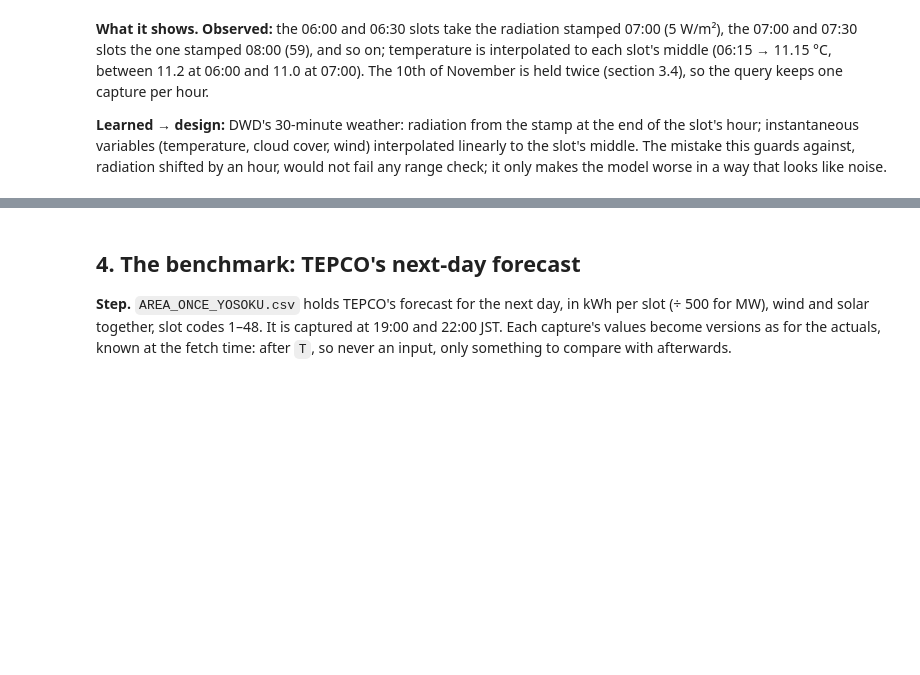
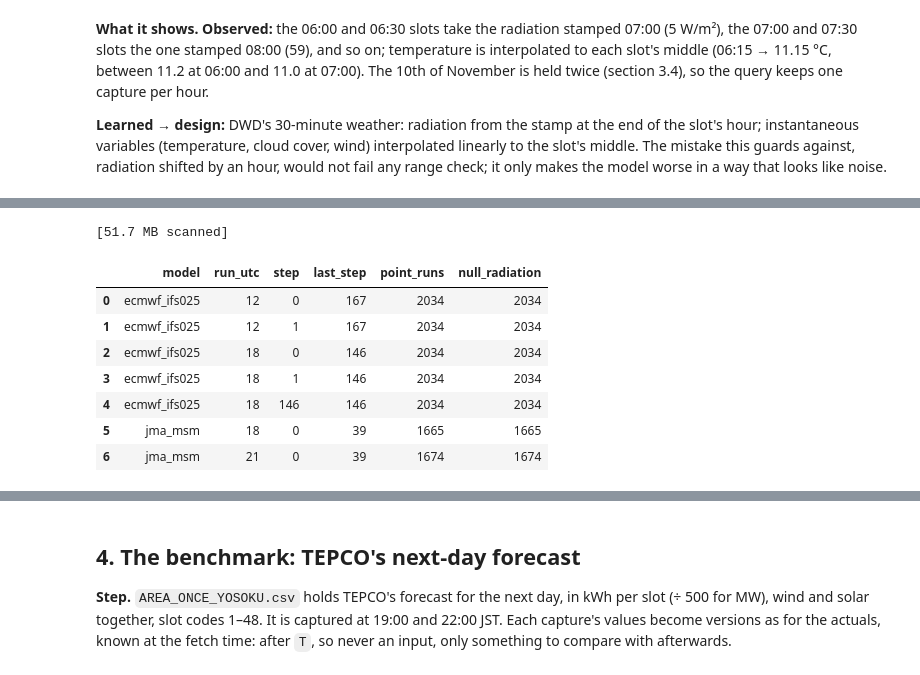
Before and after one commit to iahsanujunda/jtf, a Jupyter notebook: notebooks/04_ods_to_dwd.ipynb, the cells around one changed output, grey strips where cells are left out. Saved outputs shown, nothing was run; the diff lists cells and outputs as text; code cells hidden in the pictures; blank space fills up the shorter version.

```diff
--- a/notebooks/04_ods_to_dwd.ipynb
+++ b/notebooks/04_ods_to_dwd.ipynb
@@ -555,0 +743,28 @@ sql("""
+# %%
+# Where in a Single Run its null radiation falls: hours since the run started
+sql("""
+WITH r AS (
+  SELECT model, run_time, point, shortwave_radiation,
+         TIMESTAMP_DIFF(valid_time, run_time, HOUR) AS step,
+         MAX(TIMESTAMP_DIFF(valid_time, run_time, HOUR))
+           OVER (PARTITION BY model, run_time, point) AS last_step
+  FROM openmeteo_single_runs
+  WHERE model IN ('jma_msm', 'ecmwf_ifs025')
+)
+SELECT model, EXTRACT(HOUR FROM run_time) AS run_utc, step, last_step,
+       COUNT(*) AS point_runs, COUNTIF(shortwave_radiation IS NULL) AS null_radiation
+FROM r
+GROUP BY model, run_utc, step, last_step
+HAVING null_radiation > 0
+ORDER BY model, run_utc, step
+""")
+# %% [output]
+[51.7 MB scanned]
+|  | model | run_utc | step | last_step | point_runs | null_radiation |
+| 0 | ecmwf_ifs025 | 12 | 0 | 167 | 2034 | 2034 |
+| 1 | ecmwf_ifs025 | 12 | 1 | 167 | 2034 | 2034 |
+| 2 | ecmwf_ifs025 | 18 | 0 | 146 | 2034 | 2034 |
+| 3 | ecmwf_ifs025 | 18 | 1 | 146 | 2034 | 2034 |
+| 4 | ecmwf_ifs025 | 18 | 146 | 146 | 2034 | 2034 |
+| 5 | jma_msm | 18 | 0 | 39 | 1665 | 1665 |
+| 6 | jma_msm | 21 | 0 | 39 | 1674 | 1674 |
```
Also changed, not shown: parts of 11 cells of this notebook.
